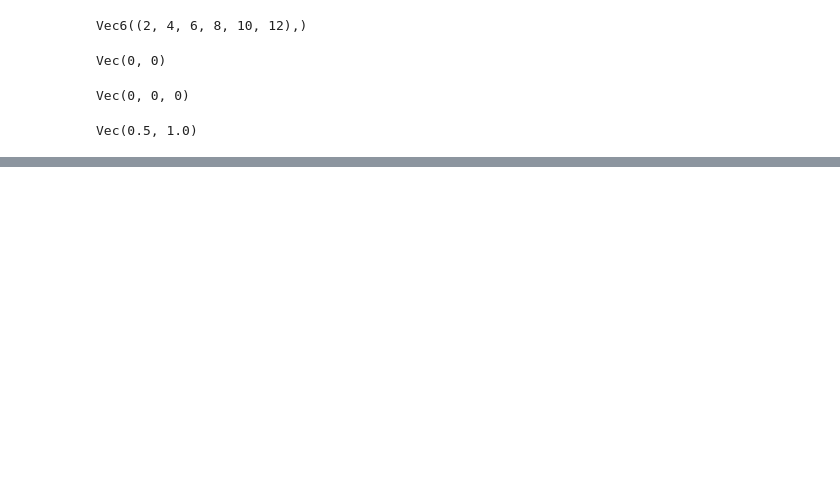
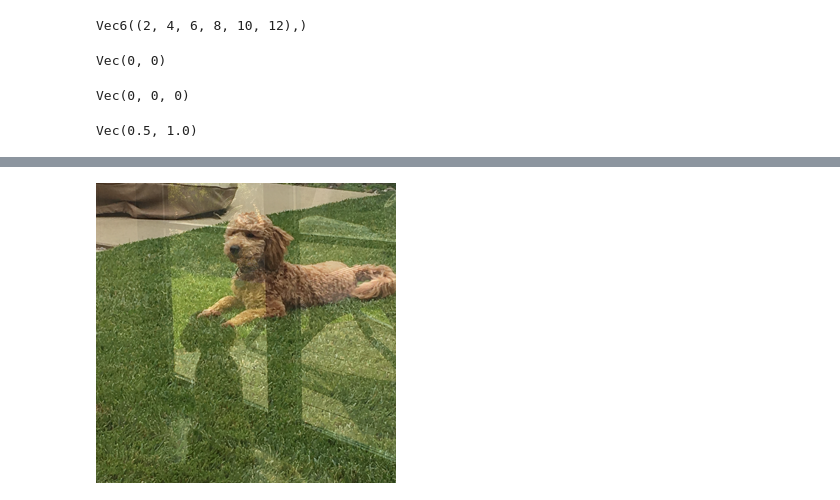
Before and after one commit to Sakurajima-sight/Mathematics-for-programmers-Python, a Jupyter notebook: Chapter 06/Untitled.ipynb, the cells around one changed output, grey strips where cells are left out. Saved outputs shown, nothing was run; the diff lists cells and outputs as text; code cells hidden in the pictures; blank space fills up the shorter version.

```diff
--- a/Chapter 06/Untitled.ipynb
+++ b/Chapter 06/Untitled.ipynb
@@ -936,0 +1122,4 @@ g=Function(lambda x,y:x-y+1)
+# %%
+linear_combos[2]
+# %% [output]
+[figure, added]
```
Also changed, not shown: parts of 110 cells of this notebook, 2 other files.
